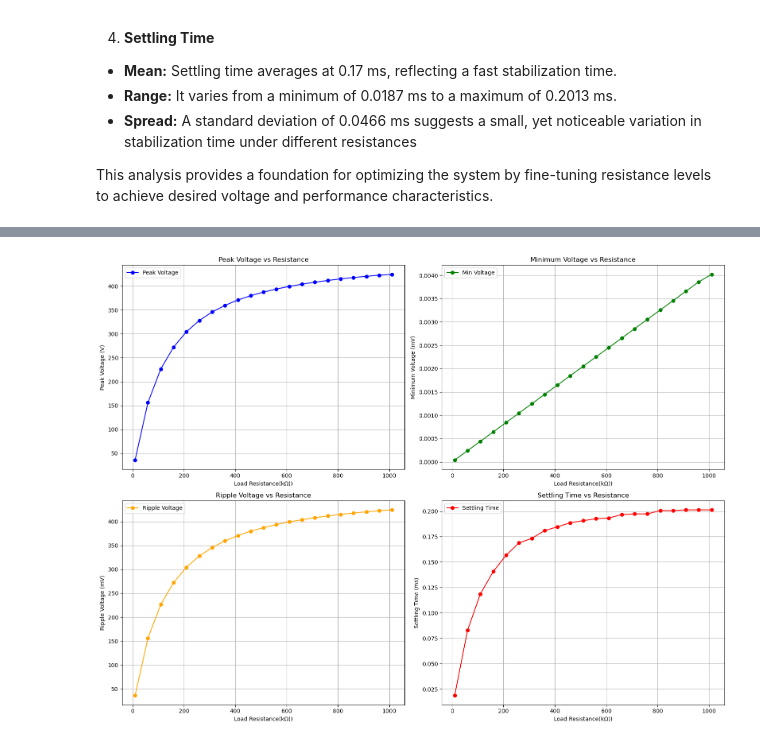
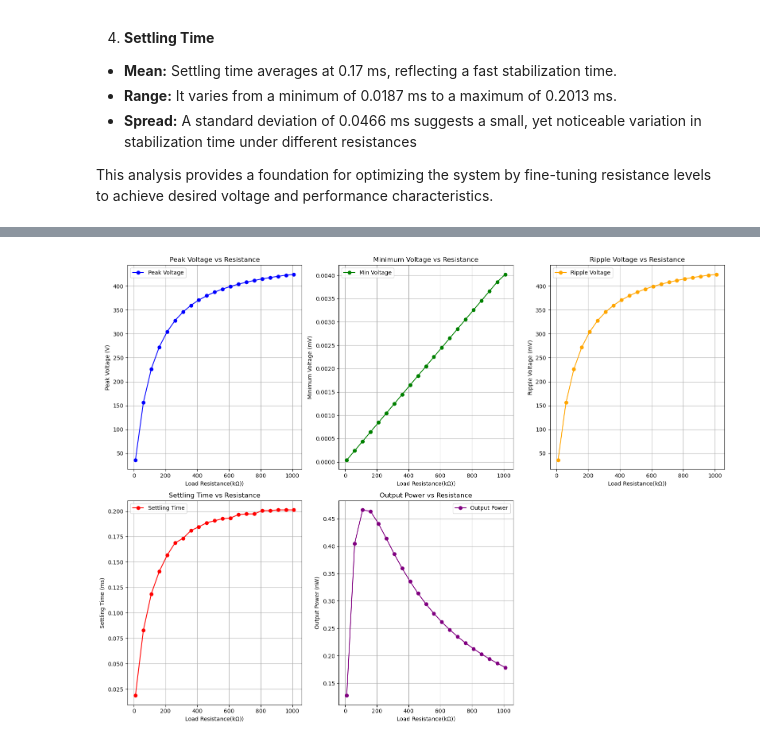
Before and after one commit to imran-nazir0011/minor-project-7th-sem, a Jupyter notebook: transient_analysis.ipynb, the cells around one changed output, grey strips where cells are left out. Cells and saved outputs as stored; diff of their text form; code cells hidden in the pictures.

```diff
--- a/transient_analysis.ipynb
+++ b/transient_analysis.ipynb
@@ -552,45 +552,48 @@ df6
 # %%
-
 plt.figure(figsize=(16, 12))
 
-plt.subplot(2, 2, 1)
+plt.subplot(2, 3, 1)
 plt.plot(df6['Resistance (KΩ)'], df6['Peak Voltage (mV)'], marker='o', label='Peak Voltage', color='blue')
 plt.xlabel('Load Resistance(kΩ))')
 plt.ylabel('Peak Voltage (V)')
 plt.title('Peak Voltage vs Resistance')
 plt.grid(True)
 plt.legend()
 
-
-plt.subplot(2, 2, 2)
+plt.subplot(2, 3, 2)
 plt.plot(df6['Resistance (KΩ)'], df6['Min Voltage (mV)'], marker='o', label='Min Voltage', color='green')
 plt.xlabel('Load Resistance(kΩ))')
 plt.ylabel('Minimum Voltage (mV)')
 plt.title('Minimum Voltage vs Resistance')
 plt.grid(True)
 plt.legend()
 
-
-plt.subplot(2, 2, 3)
+plt.subplot(2, 3, 3)
 plt.plot(df6['Resistance (KΩ)'], df6['Ripple Voltage (mV)'], marker='o', label='Ripple Voltage', color='orange')
 plt.xlabel('Load Resistance(kΩ))')
 plt.ylabel('Ripple Voltage (mV)')
 plt.title('Ripple Voltage vs Resistance')
 plt.grid(True)
 plt.legend()
 
-
-plt.subplot(2, 2, 4)
+plt.subplot(2, 3, 4)
 plt.plot(df6['Resistance (KΩ)'], df6['Settling Time (ms)'], marker='o', label='Settling Time', color='red')
 plt.xlabel('Load Resistance(kΩ))')
 plt.ylabel('Settling Time (ms)')
 plt.title('Settling Time vs Resistance')
 plt.grid(True)
 plt.legend()
 
+plt.subplot(2, 3, 5)
+plt.plot(df6['Resistance (KΩ)'], df6['Output Power (nW)'], marker='o', label='Output Power', color='purple')
+plt.xlabel('Load Resistance(kΩ))')
+plt.ylabel('Output Power (nW)')
+plt.title('Output Power vs Resistance')
+plt.grid(True)
+plt.legend()
 
 plt.tight_layout()
 plt.show()
 # %% [output]
-[figure, old version]
+[figure, new version]
 # %% [markdown]
```
Also changed, not shown: parts of 7 cells of this notebook.
